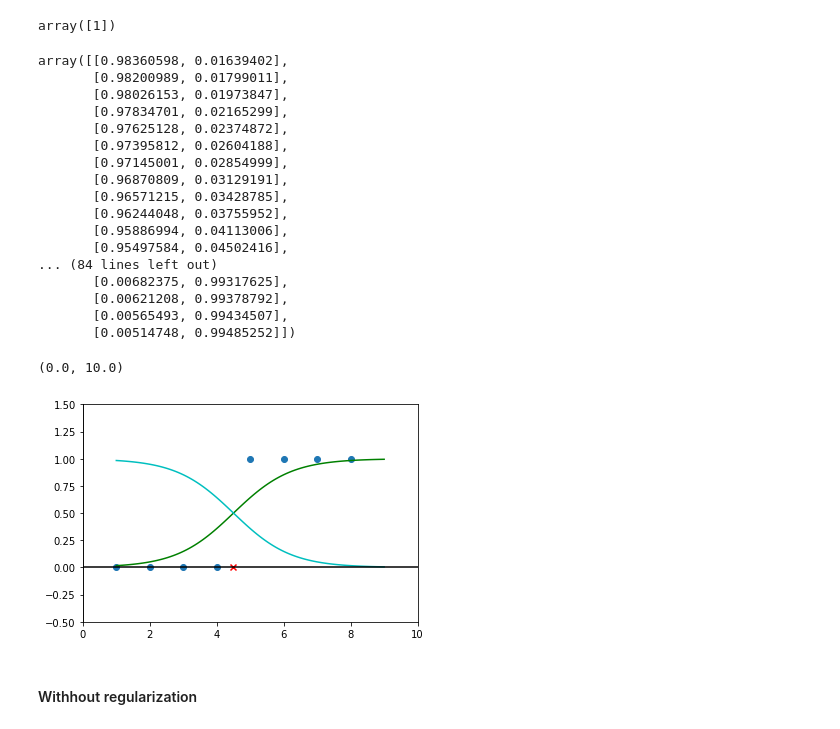
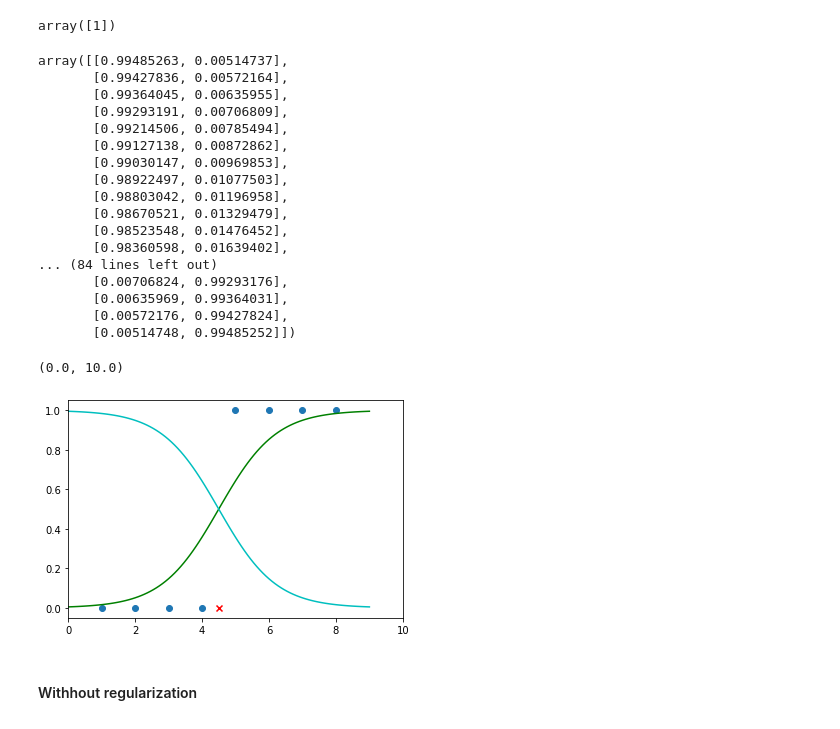
Before and after one commit to vvaezian/Data-Science-Fundamentals, a Jupyter notebook: misc/Logistic Regression.ipynb, the cells around one changed output. Saved outputs shown, nothing was run; the diff lists cells and outputs as text; code cells hidden in the pictures.

```diff
--- a/misc/Logistic Regression.ipynb
+++ b/misc/Logistic Regression.ipynb
@@ -14,45 +14,41 @@ model.predict([[5]])
 array([1])
 # %%
 # class probabilities for each point
-X = np.linspace(1, 9, 100).reshape(-1, 1)
+X = np.linspace(0, 9, 100).reshape(-1, 1)
 y_prob = model.predict_proba(X)
 
 y_prob
 # %% [output]
-array([[0.98360598, 0.01639402],
-       [0.98200989, 0.01799011],
-       [0.98026153, 0.01973847],
-       [0.97834701, 0.02165299],
-       [0.97625128, 0.02374872],
-       [0.97395812, 0.02604188],
-       [0.97145001, 0.02854999],
-       [0.96870809, 0.03129191],
-       [0.96571215, 0.03428785],
-       [0.96244048, 0.03755952],
-       [0.95886994, 0.04113006],
-       [0.95497584, 0.04502416],
+array([[0.99485263, 0.00514737],
+       [0.99427836, 0.00572164],
+       [0.99364045, 0.00635955],
+       [0.99293191, 0.00706809],
+       [0.99214506, 0.00785494],
+       [0.99127138, 0.00872862],
+       [0.99030147, 0.00969853],
+       [0.98922497, 0.01077503],
+       [0.98803042, 0.01196958],
+       [0.98670521, 0.01329479],
+       [0.98523548, 0.01476452],
+       [0.98360598, 0.01639402],
 ... (84 lines left out)
-       [0.00682375, 0.99317625],
-       [0.00621208, 0.99378792],
-       [0.00565493, 0.99434507],
+       [0.00706824, 0.99293176],
+       [0.00635969, 0.99364031],
+       [0.00572176, 0.99427824],
        [0.00514748, 0.99485252]])
 # %%
 plt.scatter( X_train, y_train)
 
 plt.plot(X, y_prob[:, 1], color='g')
 plt.plot(X, y_prob[:, 0], color='c')
 
 # plotting the decision boundary (a point)
 # ax + b = 0 -> x = -b/a
 plt.scatter(- model.intercept_/model.coef_, 0, marker='x', color='r')
-
-plt.axhline(0, color='black')
-plt.axvline(0, color='black')
-plt.ylim(-0.5, 1.5)
 plt.xlim(0, 10)
 # %% [output]
 (0.0, 10.0)
-[figure, old version]
+[figure, new version]
 # %% [markdown]
 #### Withhout regularization
 # %%
```
Also changed, not shown: parts of 1 cell of this notebook.
